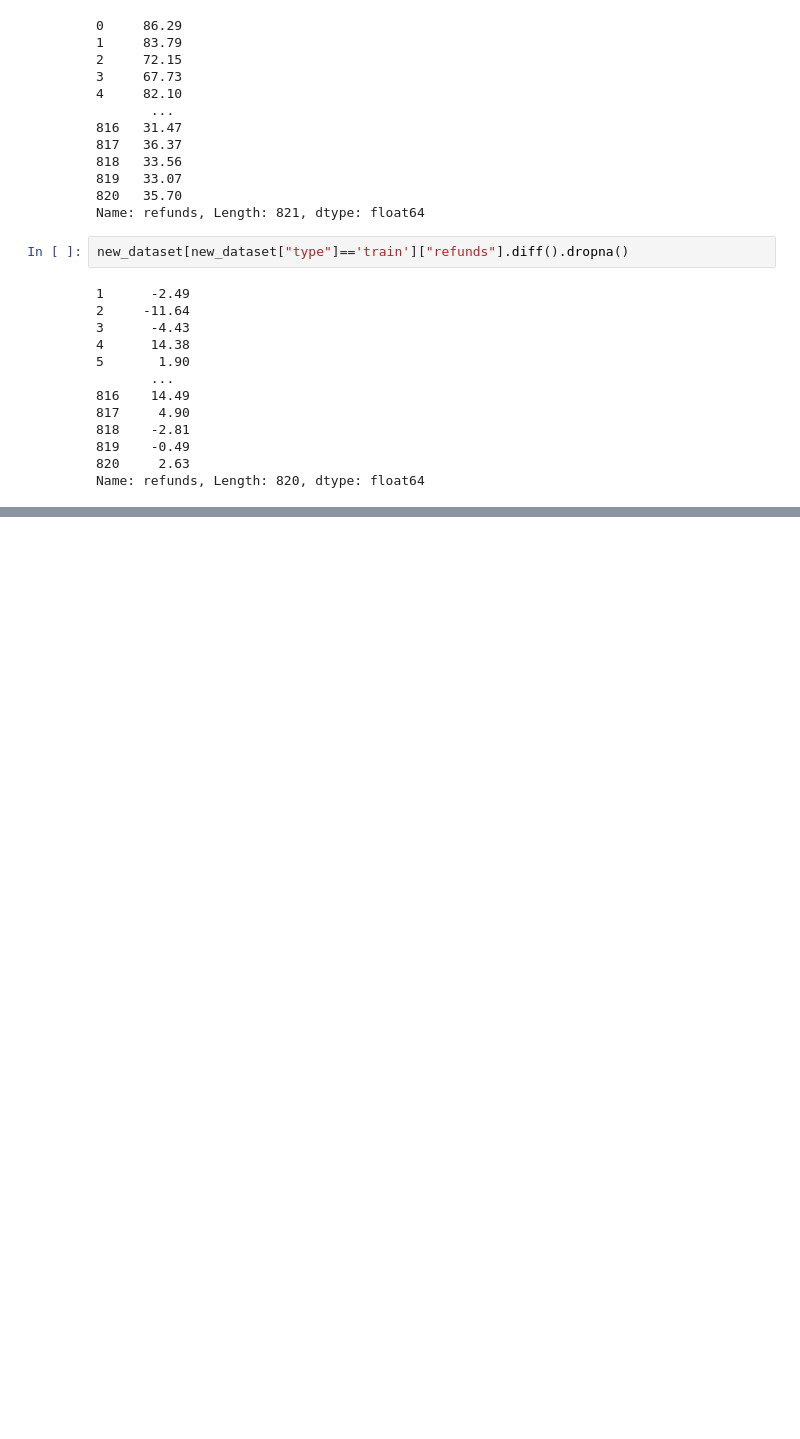
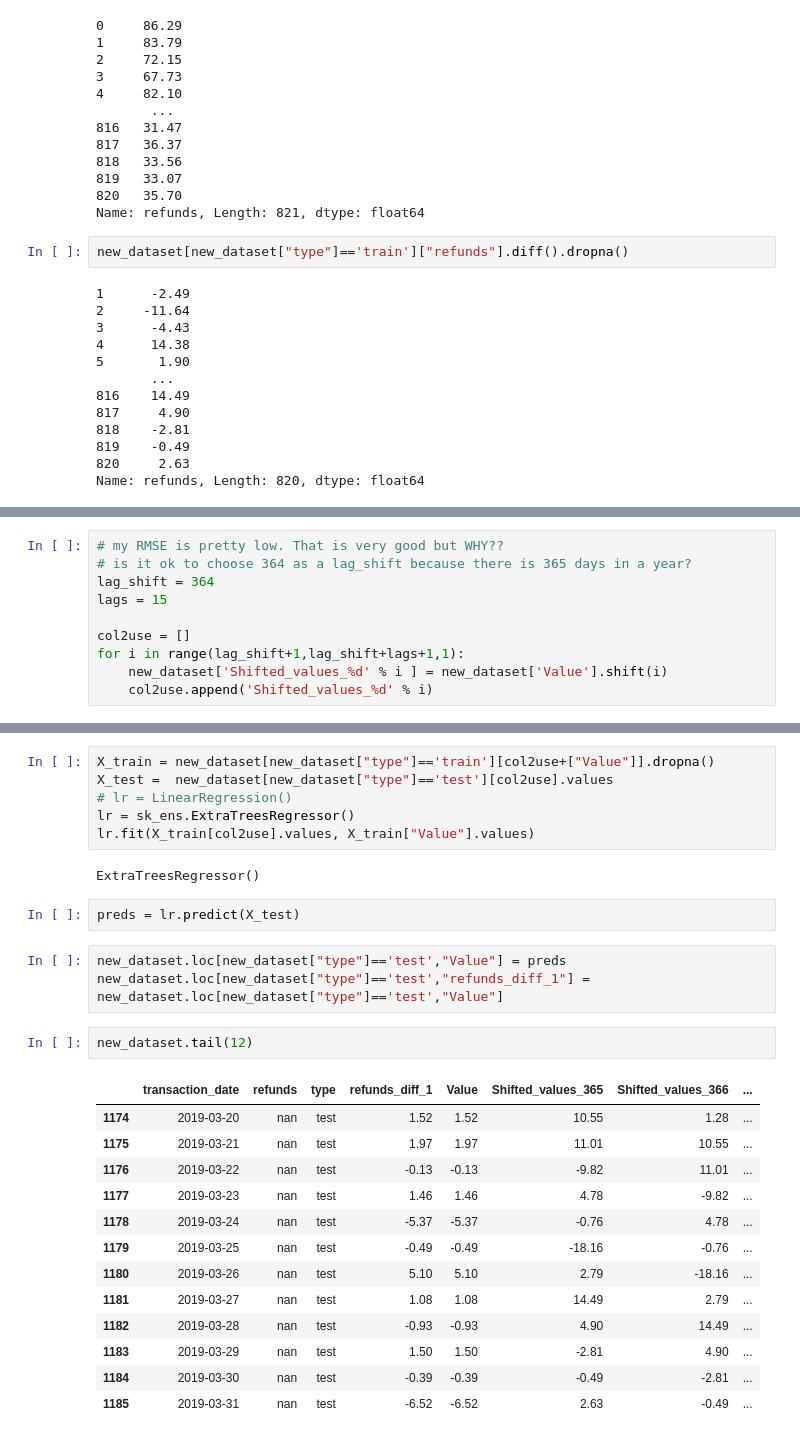
Before and after one commit to evgenia82/loyola-capstone-groupon, a Jupyter notebook: groupon_refunds_time_series.ipynb, the cells around one changed output, grey strips where cells are left out. Drawn from its saved outputs; the diff is of its cells as text; blank space fills up the shorter version.

```diff
--- a/groupon_refunds_time_series.ipynb
+++ b/groupon_refunds_time_series.ipynb
@@ -274,0 +357,10 @@ Strong evidence against the null hypothesis, reject the null hypothesis. Data ha
+# %%
+# my RMSE is pretty low. That is very good but WHY??
+# is it ok to choose 364 as a lag_shift because there is 365 days in a year?
+lag_shift = 364
+lags = 15
+
+col2use = []
+for i in range(lag_shift+1,lag_shift+lags+1,1):
+    new_dataset['Shifted_values_%d' % i ] = new_dataset['Value'].shift(i)
+    col2use.append('Shifted_values_%d' % i)
@@ -274,0 +383,29 @@ Strong evidence against the null hypothesis, reject the null hypothesis. Data ha
+# %%
+X_train = new_dataset[new_dataset["type"]=='train'][col2use+["Value"]].dropna()
+X_test =  new_dataset[new_dataset["type"]=='test'][col2use].values
+# lr = LinearRegression()
+lr = sk_ens.ExtraTreesRegressor()
+lr.fit(X_train[col2use].values, X_train["Value"].values)
+# %% [output]
+ExtraTreesRegressor()
+# %%
+preds = lr.predict(X_test)
+# %%
+new_dataset.loc[new_dataset["type"]=='test',"Value"] = preds
+new_dataset.loc[new_dataset["type"]=='test',"refunds_diff_1"] = new_dataset.loc[new_dataset["type"]=='test',"Value"]
+# %%
+new_dataset.tail(12)
+# %% [output]
+|  | transaction_date | refunds | type | refunds_diff_1 | Value | Shifted_values_365 | Shifted_values_366 | ... |
+| 1174 | 2019-03-20 | nan | test | 1.52 | 1.52 | 10.55 | 1.28 | ... |
+| 1175 | 2019-03-21 | nan | test | 1.97 | 1.97 | 11.01 | 10.55 | ... |
+| 1176 | 2019-03-22 | nan | test | -0.13 | -0.13 | -9.82 | 11.01 | ... |
+| 1177 | 2019-03-23 | nan | test | 1.46 | 1.46 | 4.78 | -9.82 | ... |
+| 1178 | 2019-03-24 | nan | test | -5.37 | -5.37 | -0.76 | 4.78 | ... |
+| 1179 | 2019-03-25 | nan | test | -0.49 | -0.49 | -18.16 | -0.76 | ... |
+| 1180 | 2019-03-26 | nan | test | 5.10 | 5.10 | 2.79 | -18.16 | ... |
+| 1181 | 2019-03-27 | nan | test | 1.08 | 1.08 | 14.49 | 2.79 | ... |
+| 1182 | 2019-03-28 | nan | test | -0.93 | -0.93 | 4.90 | 14.49 | ... |
+| 1183 | 2019-03-29 | nan | test | 1.50 | 1.50 | -2.81 | 4.90 | ... |
+| 1184 | 2019-03-30 | nan | test | -0.39 | -0.39 | -0.49 | -2.81 | ... |
+| 1185 | 2019-03-31 | nan | test | -6.52 | -6.52 | 2.63 | -0.49 | ... |
```
Also changed, not shown: parts of 15 cells of this notebook.
